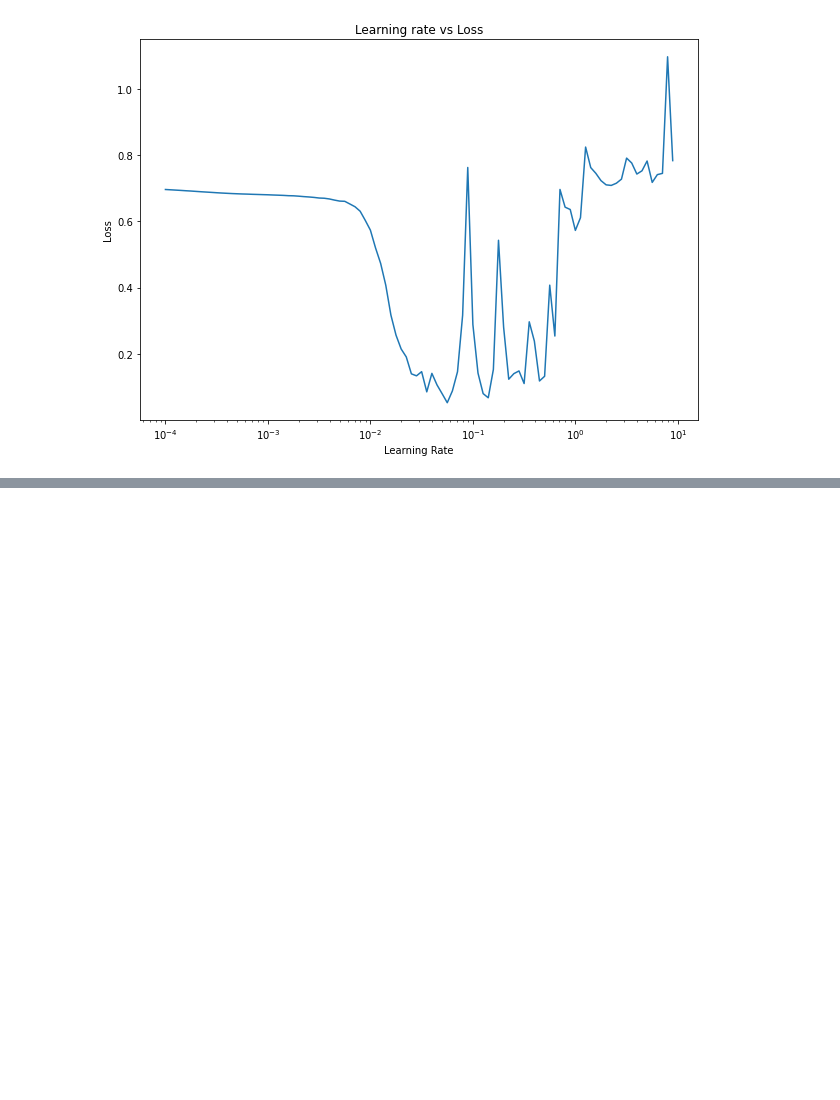
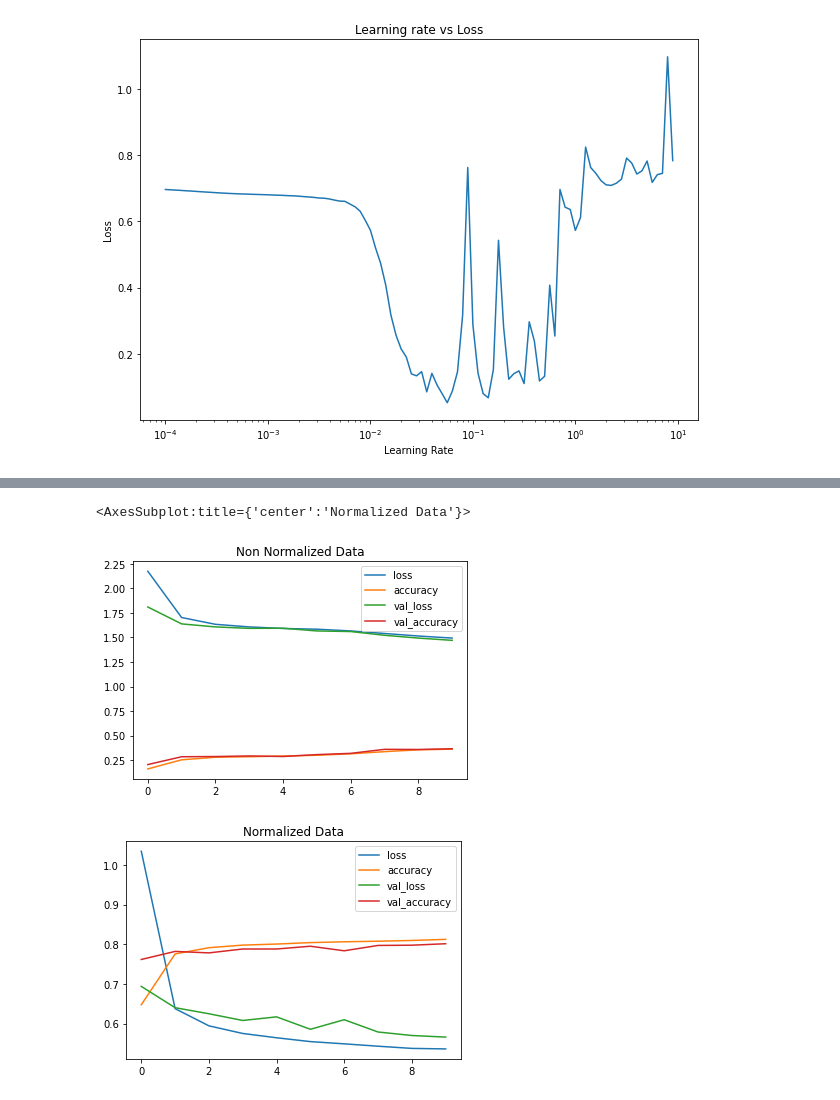
Before and after one commit to siddhant-afk/Deep-Learning, a Jupyter notebook: neural_network_classification.ipynb, the cells around one changed output, grey strips where cells are left out. Drawn from its saved outputs; the diff is of its cells as text; code cells hidden in the pictures; blank space fills up the shorter version.

```diff
--- a/neural_network_classification.ipynb
+++ b/neural_network_classification.ipynb
@@ -462,0 +665,3 @@ plt.title("Learning rate vs Loss");
+# %%
+train_data_norm = train_data/255
+test_data_norm = test_data/255
@@ -462,0 +672,19 @@ plt.title("Learning rate vs Loss");
+# %%
+tf.random.set_seed(42)
+
+model_11 = tf.keras.Sequential([
+
+    tf.keras.layers.Flatten(input_shape=(28,28)),
+    tf.keras.layers.Dense(4,activation="relu"),
+    tf.keras.layers.Dense(4,activation="relu"),
+    tf.keras.layers.Dense(10,activation="softmax")
+])
+
+
+
+model_11.compile(loss = "sparse_categorical_crossentropy",
+optimizer = "Adam",
+metrics=["accuracy"])
+
+
+norm_history = model_11.fit(train_data_norm,train_labels,epochs=10,validation_data=(test_data_norm,test_labels))
@@ -462,0 +712,8 @@ plt.title("Learning rate vs Loss");
+# %%
+pd.DataFrame(non_norm_history.history).plot(title="Non Normalized Data")
+
+pd.DataFrame(norm_history.history).plot(title="Normalized Data")
+# %% [output]
+<AxesSubplot:title={'center':'Normalized Data'}>
+[figure, added]
+[figure, added]
```
Also changed, not shown: parts of 38 cells of this notebook.
